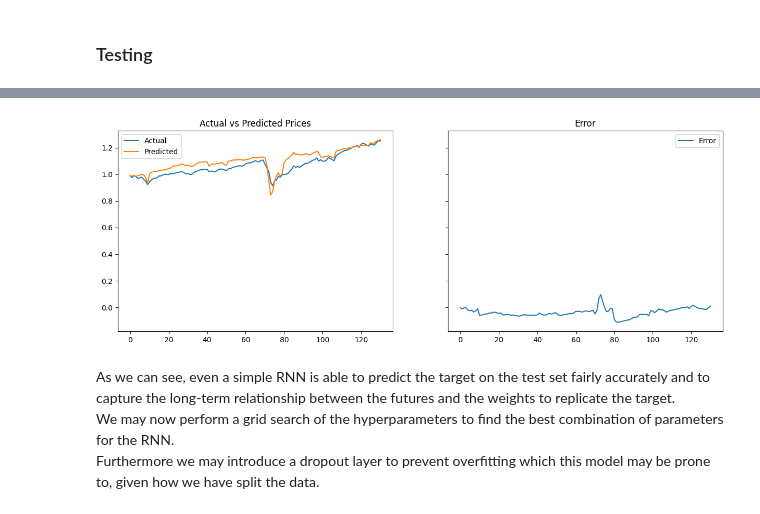
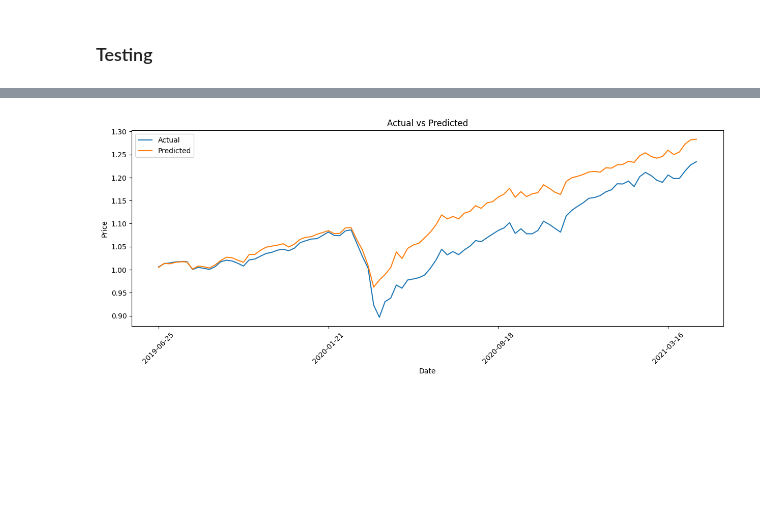
Before and after one commit to jstringara/Fintech, a Jupyter notebook: FinalProject/NN/neuralReplication.ipynb, the cells around one changed output, grey strips where cells are left out. Drawn from its saved outputs; the diff is of its cells as text; code cells hidden in the pictures; blank space fills up the shorter version.

```diff
--- a/FinalProject/NN/neuralReplication.ipynb
+++ b/FinalProject/NN/neuralReplication.ipynb
@@ -397,7 +338,7 @@ def custom_loss(y_true, y_pred):
     case1 = sq_res[(y_pred >= y_true) & (y_true * y_pred >= 0)] * 0.5
     case2 = sq_res[(y_pred >= y_true) & (y_true * y_pred < 0)] * 1
     case3 = sq_res[(y_pred < y_true) & (y_true * y_pred >= 0)] * 1.5
-    case4 = sq_res[(y_pred < y_true) & (y_true * y_pred < 0)] * 2.0
+    case4 = sq_res[(y_pred < y_true) & (y_true * y_pred < 0)] * 2
 
     sq_res = K.concatenate([case1, case2, case3, case4])
 
@@ -447,16 +688,15 @@ plt.show()
 # %% [markdown]
 ### Testing
 # %%
-# make predictions on the test set
-y_pred = model.predict([x_test, sw_test])
+y_predLSTM = model.predict(x_testLSTM)
 
-# side by side graph, predicted vs actual and the difference
+# two side by side graph, one for the actual vs predicted and one for the error
 fig, (ax1, ax2) = plt.subplots(1, 2, sharey=True, figsize=(15, 5))
-ax1.plot(y_test, label='Actual')
-ax1.plot(y_pred, label='Predicted')
+ax1.plot(y_testLSTM, label='Actual')
+ax1.plot(y_predLSTM, label='Predicted')
 ax1.legend()
-ax1.set_title('Actual vs Predicted Returns')
-ax2.plot(y_test - y_pred, label='Error')
+ax1.set_title('Actual vs Predicted')
+ax2.plot(y_testLSTM - y_predLSTM, label='Error')
 ax2.legend()
 ax2.set_title('Error')
 plt.show()
@@ -466,29 +707,22 @@ plt.show()
 # %%
 # rescale the data
-y_test_rescaled = scaler.inverse_transform(y_test.reshape(-1, 1)).reshape(-1)
-y_pred_rescaled = scaler.inverse_transform(y_pred.reshape(-1, 1)).reshape(-1)
+y_test_rescaledLSTM = scaler.inverse_transform(y_testLSTM.reshape(-1, 1)).reshape(-1)
+y_pred_rescaledLSTM = scaler.inverse_transform(y_predLSTM.reshape(-1, 1)).reshape(-1)
 
-# calculate the returns of the target
-price_test = np.cumprod(1 + y_test_rescaled)
-price_pred = np.cumprod(1 + y_pred_rescaled)
+# calculate the price by taking the cumulative product of 1 + returns
+price_testLSTM = np.cumprod(1 + y_test_rescaledLSTM)
+price_predLSTM = np.cumprod(1 + y_pred_rescaledLSTM)
 
 # plot the prices side by side
-fig, (ax1, ax2) = plt.subplots(1, 2, sharey=True, figsize=(15, 5))
-ax1.plot(price_test, label='Actual')
-ax1.plot(price_pred, label='Predicted')
-ax1.legend()
-ax1.set_title('Actual vs Predicted Prices')
-ax2.plot(price_test - price_pred, label='Error')
-ax2.legend()
-ax2.set_title('Error')
+plt.figure(figsize=(15, 5))
+plt.plot(test_datesLSTM, price_testLSTM, label='Actual')
+plt.plot(test_datesLSTM, price_predLSTM, label='Predicted')
+plt.legend()
+plt.title('Actual vs Predicted')
+plt.xlabel('Date')
+plt.ylabel('Price')
+plt.legend(loc='best')
+plt.xticks(test_datesLSTM[::30], rotation=45)
 plt.show()
 # %% [output]
-[figure, old version]
+[figure, new version]
-# %% [markdown]
-As we can see, even a simple RNN is able to predict the target on the test set
-fairly accurately and to capture the long-term relationship between the futures
-and the weights to replicate the target.
-We may now perform a grid search of the hyperparameters to find the best
-combination of parameters for the RNN.
-Furthermore we may introduce a dropout layer to prevent overfitting which this
-model may be prone to, given how we have split the data.
```
Also changed, not shown: parts of 45 cells of this notebook, 9 other files.
